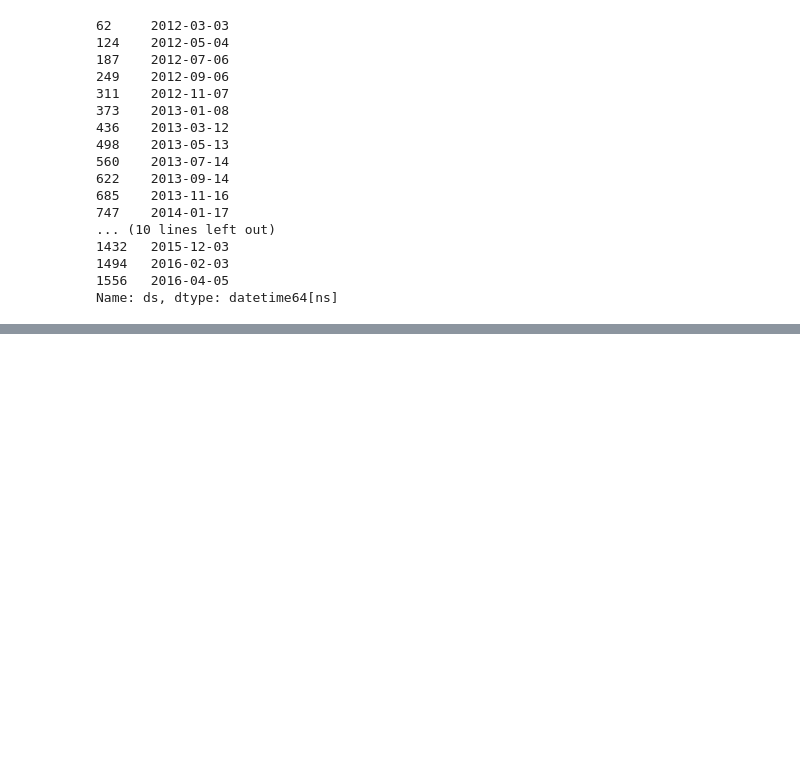
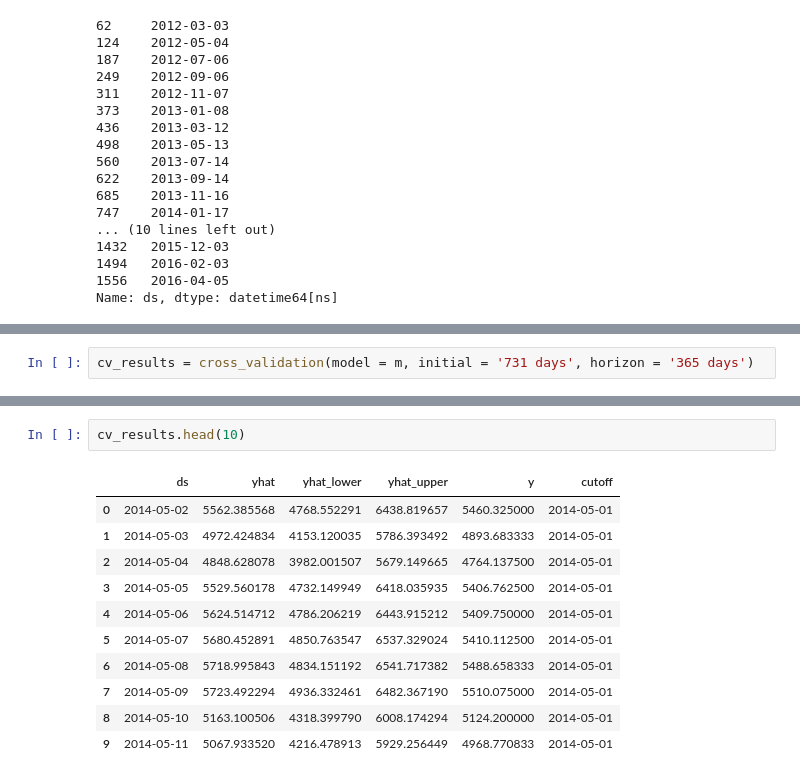
Before and after one commit to Aifedayo/Time-Series-Forecasting, a Jupyter notebook: src/notebook/timeseries_using_prophet.ipynb, the cells around one changed output, grey strips where cells are left out. Drawn from its saved outputs; the diff is of its cells as text; blank space fills up the shorter version.

```diff
--- a/src/notebook/timeseries_using_prophet.ipynb
+++ b/src/notebook/timeseries_using_prophet.ipynb
@@ -215,0 +235,2 @@ Name: ds, dtype: datetime64[ns]
+# %%
+cv_results = cross_validation(model = m, initial = '731 days', horizon = '365 days')
@@ -215,0 +243,14 @@ Name: ds, dtype: datetime64[ns]
+# %%
+cv_results.head(10)
+# %% [output]
+|  | ds | yhat | yhat_lower | yhat_upper | y | cutoff |
+| 0 | 2014-05-02 | 5562.385568 | 4768.552291 | 6438.819657 | 5460.325000 | 2014-05-01 |
+| 1 | 2014-05-03 | 4972.424834 | 4153.120035 | 5786.393492 | 4893.683333 | 2014-05-01 |
+| 2 | 2014-05-04 | 4848.628078 | 3982.001507 | 5679.149665 | 4764.137500 | 2014-05-01 |
+| 3 | 2014-05-05 | 5529.560178 | 4732.149949 | 6418.035935 | 5406.762500 | 2014-05-01 |
+| 4 | 2014-05-06 | 5624.514712 | 4786.206219 | 6443.915212 | 5409.750000 | 2014-05-01 |
+| 5 | 2014-05-07 | 5680.452891 | 4850.763547 | 6537.329024 | 5410.112500 | 2014-05-01 |
+| 6 | 2014-05-08 | 5718.995843 | 4834.151192 | 6541.717382 | 5488.658333 | 2014-05-01 |
+| 7 | 2014-05-09 | 5723.492294 | 4936.332461 | 6482.367190 | 5510.075000 | 2014-05-01 |
+| 8 | 2014-05-10 | 5163.100506 | 4318.399790 | 6008.174294 | 5124.200000 | 2014-05-01 |
+| 9 | 2014-05-11 | 5067.933520 | 4216.478913 | 5929.256449 | 4968.770833 | 2014-05-01 |
```
Also changed, not shown: parts of 4 cells of this notebook.
